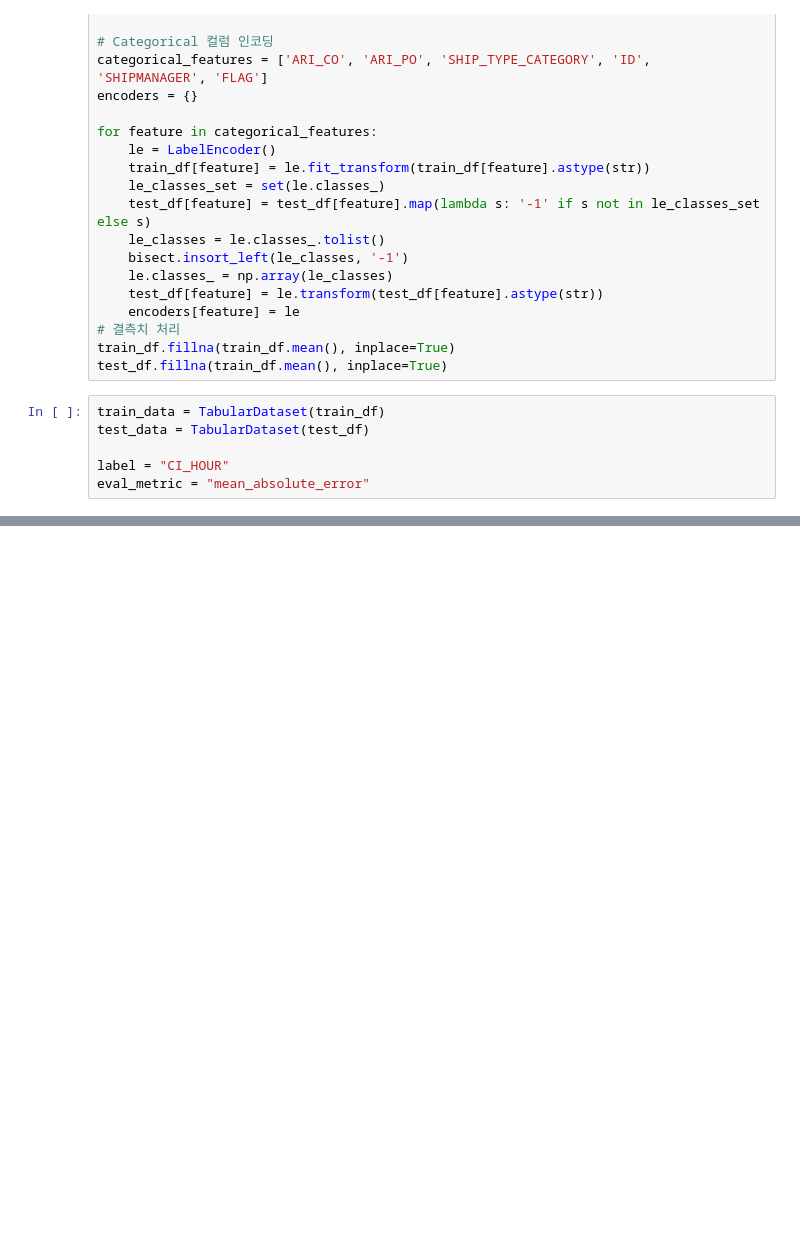
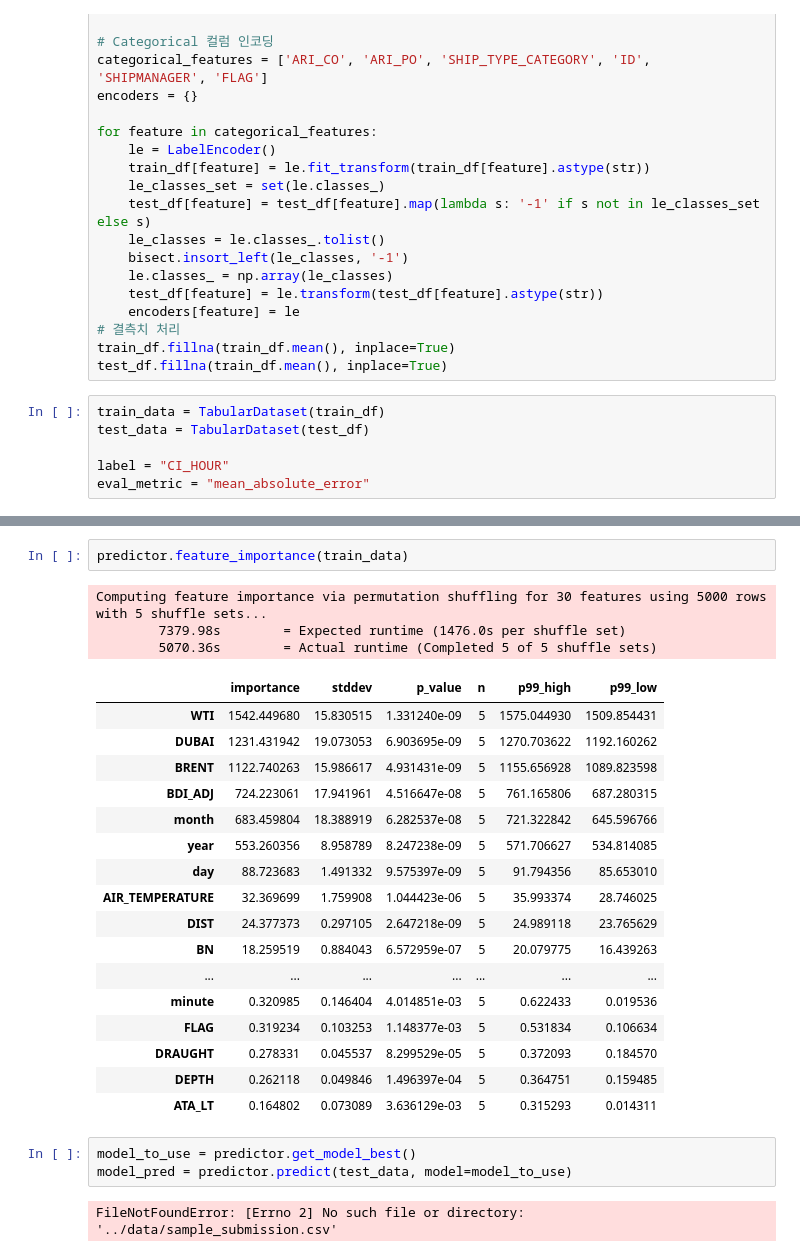
Before and after one commit to sihyeong671/HD-AI-Challenge, a Jupyter notebook: autogluon.ipynb, the cells around one changed output, grey strips where cells are left out. Cells and saved outputs as stored; diff of their text form; blank space fills up the shorter version.

```diff
--- a/autogluon.ipynb
+++ b/autogluon.ipynb
@@ -125,0 +262,28 @@ KeyboardInterrupt:
+# %%
+predictor.feature_importance(train_data)
+# %% [output]
+Computing feature importance via permutation shuffling for 30 features using 5000 rows with 5 shuffle sets...
+        7379.98s        = Expected runtime (1476.0s per shuffle set)
+        5070.36s        = Actual runtime (Completed 5 of 5 shuffle sets)
+|  | importance | stddev | p_value | n | p99_high | p99_low |
+| WTI | 1542.449680 | 15.830515 | 1.331240e-09 | 5 | 1575.044930 | 1509.854431 |
+| DUBAI | 1231.431942 | 19.073053 | 6.903695e-09 | 5 | 1270.703622 | 1192.160262 |
+| BRENT | 1122.740263 | 15.986617 | 4.931431e-09 | 5 | 1155.656928 | 1089.823598 |
+| BDI_ADJ | 724.223061 | 17.941961 | 4.516647e-08 | 5 | 761.165806 | 687.280315 |
+| month | 683.459804 | 18.388919 | 6.282537e-08 | 5 | 721.322842 | 645.596766 |
+| year | 553.260356 | 8.958789 | 8.247238e-09 | 5 | 571.706627 | 534.814085 |
+| day | 88.723683 | 1.491332 | 9.575397e-09 | 5 | 91.794356 | 85.653010 |
+| AIR_TEMPERATURE | 32.369699 | 1.759908 | 1.044423e-06 | 5 | 35.993374 | 28.746025 |
+| DIST | 24.377373 | 0.297105 | 2.647218e-09 | 5 | 24.989118 | 23.765629 |
+| BN | 18.259519 | 0.884043 | 6.572959e-07 | 5 | 20.079775 | 16.439263 |
+| ... | ... | ... | ... | ... | ... | ... |
+| minute | 0.320985 | 0.146404 | 4.014851e-03 | 5 | 0.622433 | 0.019536 |
+| FLAG | 0.319234 | 0.103253 | 1.148377e-03 | 5 | 0.531834 | 0.106634 |
+| DRAUGHT | 0.278331 | 0.045537 | 8.299529e-05 | 5 | 0.372093 | 0.184570 |
+| DEPTH | 0.262118 | 0.049846 | 1.496397e-04 | 5 | 0.364751 | 0.159485 |
+| ATA_LT | 0.164802 | 0.073089 | 3.636129e-03 | 5 | 0.315293 | 0.014311 |
+# %%
+model_to_use = predictor.get_model_best()
+model_pred = predictor.predict(test_data, model=model_to_use)
+# %% [output]
+FileNotFoundError: [Errno 2] No such file or directory: '../data/sample_submission.csv'
```
Also changed, not shown: parts of 4 cells of this notebook, 4 other files.
